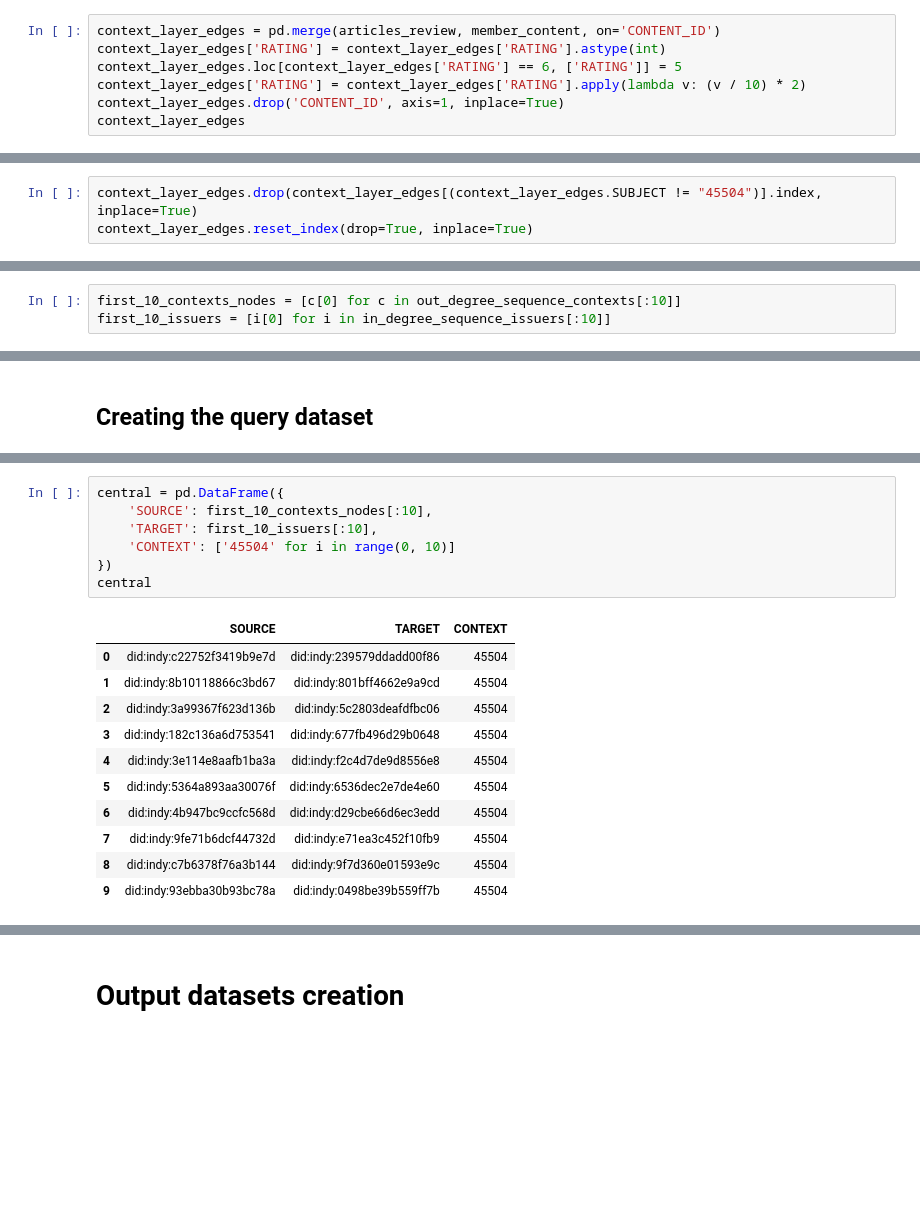
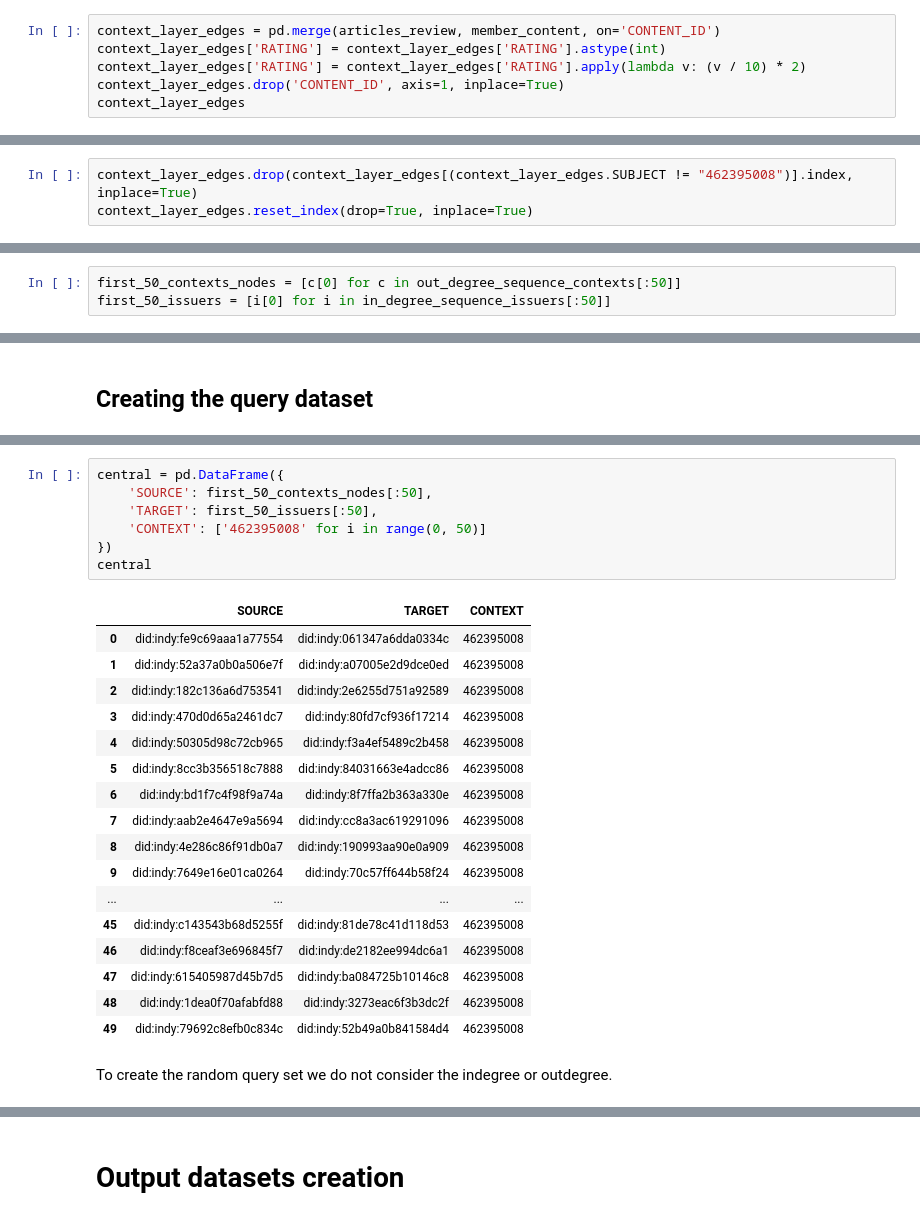
Before and after one commit to apuccia/STEED, a Jupyter notebook: dataset/dataset_creation.ipynb, the cells around one changed output, grey strips where cells are left out. Drawn from its saved outputs; the diff is of its cells as text; blank space fills up the shorter version.

```diff
--- a/dataset/dataset_creation.ipynb
+++ b/dataset/dataset_creation.ipynb
@@ -72,7 +77,6 @@ user_rating.drop(['CREATION'], axis=1, inplace=True)
 # %%
 context_layer_edges = pd.merge(articles_review, member_content, on='CONTENT_ID')
 context_layer_edges['RATING'] = context_layer_edges['RATING'].astype(int)
-context_layer_edges.loc[context_layer_edges['RATING'] == 6, ['RATING']] = 5
 context_layer_edges['RATING'] = context_layer_edges['RATING'].apply(lambda v: (v / 10) * 2)
 context_layer_edges.drop('CONTENT_ID', axis=1, inplace=True)
 context_layer_edges
@@ -109,5 +114,5 @@ Length: 4000, dtype: int64
 # %%
-context_layer_edges.drop(context_layer_edges[(context_layer_edges.SUBJECT != "45504")].index, inplace=True)
+context_layer_edges.drop(context_layer_edges[(context_layer_edges.SUBJECT != "462395008")].index, inplace=True)
 context_layer_edges.reset_index(drop=True, inplace=True)
 # %%
 context_layer_edges
@@ -505,4 +525,4 @@ last_10_issuers = list(filter(lambda t: t[1] >= 1, in_degree_sequence_issuers))[
 # %%
-first_10_contexts_nodes = [c[0] for c in out_degree_sequence_contexts[:10]]
-first_10_issuers = [i[0] for i in in_degree_sequence_issuers[:10]]
+first_50_contexts_nodes = [c[0] for c in out_degree_sequence_contexts[:50]]
+first_50_issuers = [i[0] for i in in_degree_sequence_issuers[:50]]
 # %%
@@ -533,22 +563,30 @@ isolated
 # %%
 central = pd.DataFrame({
-    'SOURCE': first_10_contexts_nodes[:10],
-    'TARGET': first_10_issuers[:10],
-    'CONTEXT': ['45504' for i in range(0, 10)]
+    'SOURCE': first_50_contexts_nodes[:50],
+    'TARGET': first_50_issuers[:50],
+    'CONTEXT': ['462395008' for i in range(0, 50)]
 })
 central
 # %% [output]
 |  | SOURCE | TARGET | CONTEXT |
-| 0 | did:indy:c22752f3419b9e7d | did:indy:239579ddadd00f86 | 45504 |
-| 1 | did:indy:8b10118866c3bd67 | did:indy:801bff4662e9a9cd | 45504 |
-| 2 | did:indy:3a99367f623d136b | did:indy:5c2803deafdfbc06 | 45504 |
-| 3 | did:indy:182c136a6d753541 | did:indy:677fb496d29b0648 | 45504 |
-| 4 | did:indy:3e114e8aafb1ba3a | did:indy:f2c4d7de9d8556e8 | 45504 |
-| 5 | did:indy:5364a893aa30076f | did:indy:6536dec2e7de4e60 | 45504 |
-| 6 | did:indy:4b947bc9ccfc568d | did:indy:d29cbe66d6ec3edd | 45504 |
-| 7 | did:indy:9fe71b6dcf44732d | did:indy:e71ea3c452f10fb9 | 45504 |
-| 8 | did:indy:c7b6378f76a3b144 | did:indy:9f7d360e01593e9c | 45504 |
-| 9 | did:indy:93ebba30b93bc78a | did:indy:0498be39b559ff7b | 45504 |
+| 0 | did:indy:fe9c69aaa1a77554 | did:indy:061347a6dda0334c | 462395008 |
+| 1 | did:indy:52a37a0b0a506e7f | did:indy:a07005e2d9dce0ed | 462395008 |
+| 2 | did:indy:182c136a6d753541 | did:indy:2e6255d751a92589 | 462395008 |
+| 3 | did:indy:470d0d65a2461dc7 | did:indy:80fd7cf936f17214 | 462395008 |
+| 4 | did:indy:50305d98c72cb965 | did:indy:f3a4ef5489c2b458 | 462395008 |
+| 5 | did:indy:8cc3b356518c7888 | did:indy:84031663e4adcc86 | 462395008 |
+| 6 | did:indy:bd1f7c4f98f9a74a | did:indy:8f7ffa2b363a330e | 462395008 |
+| 7 | did:indy:aab2e4647e9a5694 | did:indy:cc8a3ac619291096 | 462395008 |
+| 8 | did:indy:4e286c86f91db0a7 | did:indy:190993aa90e0a909 | 462395008 |
+| 9 | did:indy:7649e16e01ca0264 | did:indy:70c57ff644b58f24 | 462395008 |
+| ... | ... | ... | ... |
+| 45 | did:indy:c143543b68d5255f | did:indy:81de78c41d118d53 | 462395008 |
+| 46 | did:indy:f8ceaf3e696845f7 | did:indy:de2182ee994dc6a1 | 462395008 |
+| 47 | did:indy:615405987d45b7d5 | did:indy:ba084725b10146c8 | 462395008 |
+| 48 | did:indy:1dea0f70afabfd88 | did:indy:3273eac6f3b3dc2f | 462395008 |
+| 49 | did:indy:79692c8efb0c834c | did:indy:52b49a0b841584d4 | 462395008 |
+# %% [markdown]
+To create the random query set we do not consider the indegree or outdegree.
 # %%
 random = pd.DataFrame({
     'SOURCE': random_context_nodes,
```
Also changed, not shown: parts of 49 cells of this notebook.
